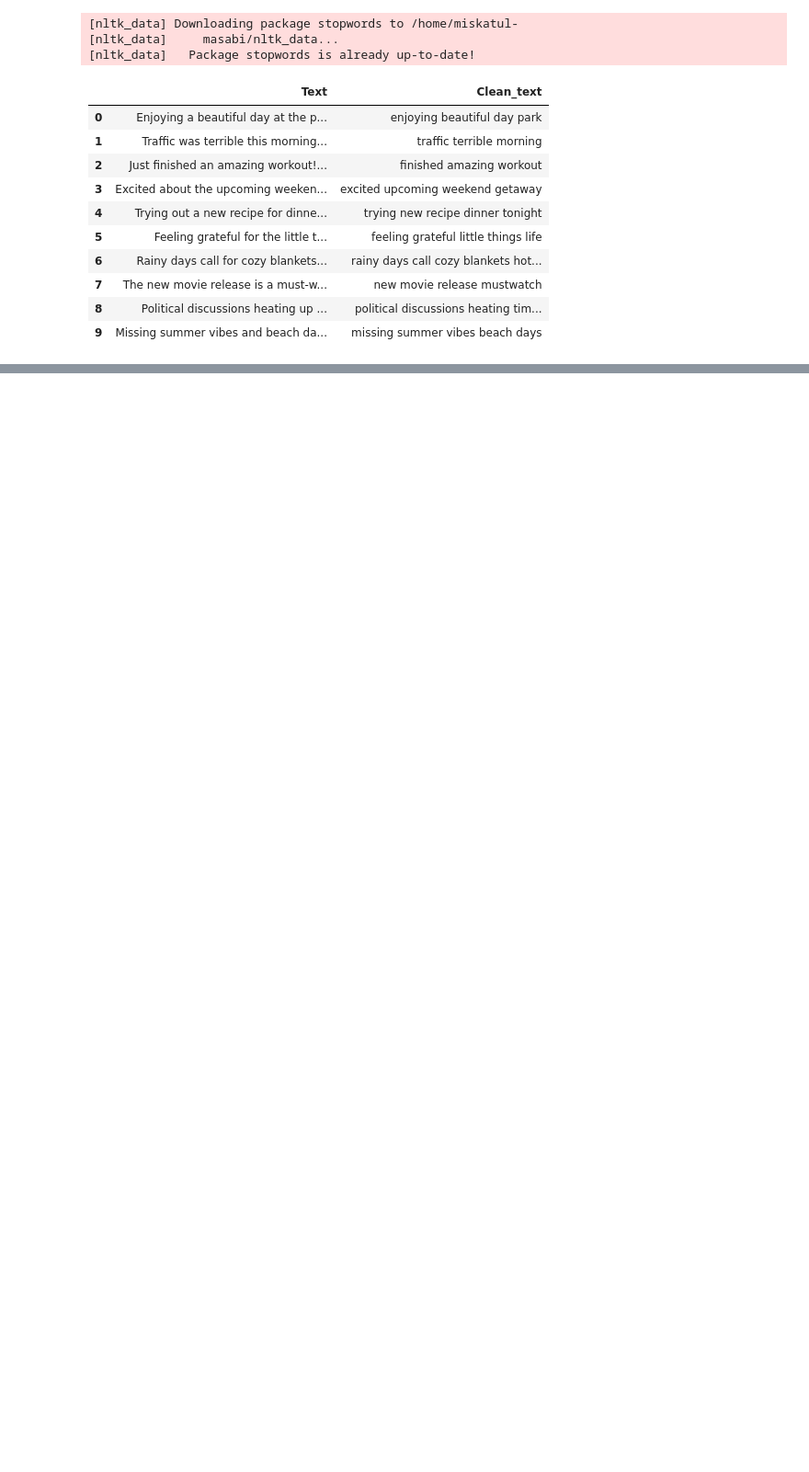
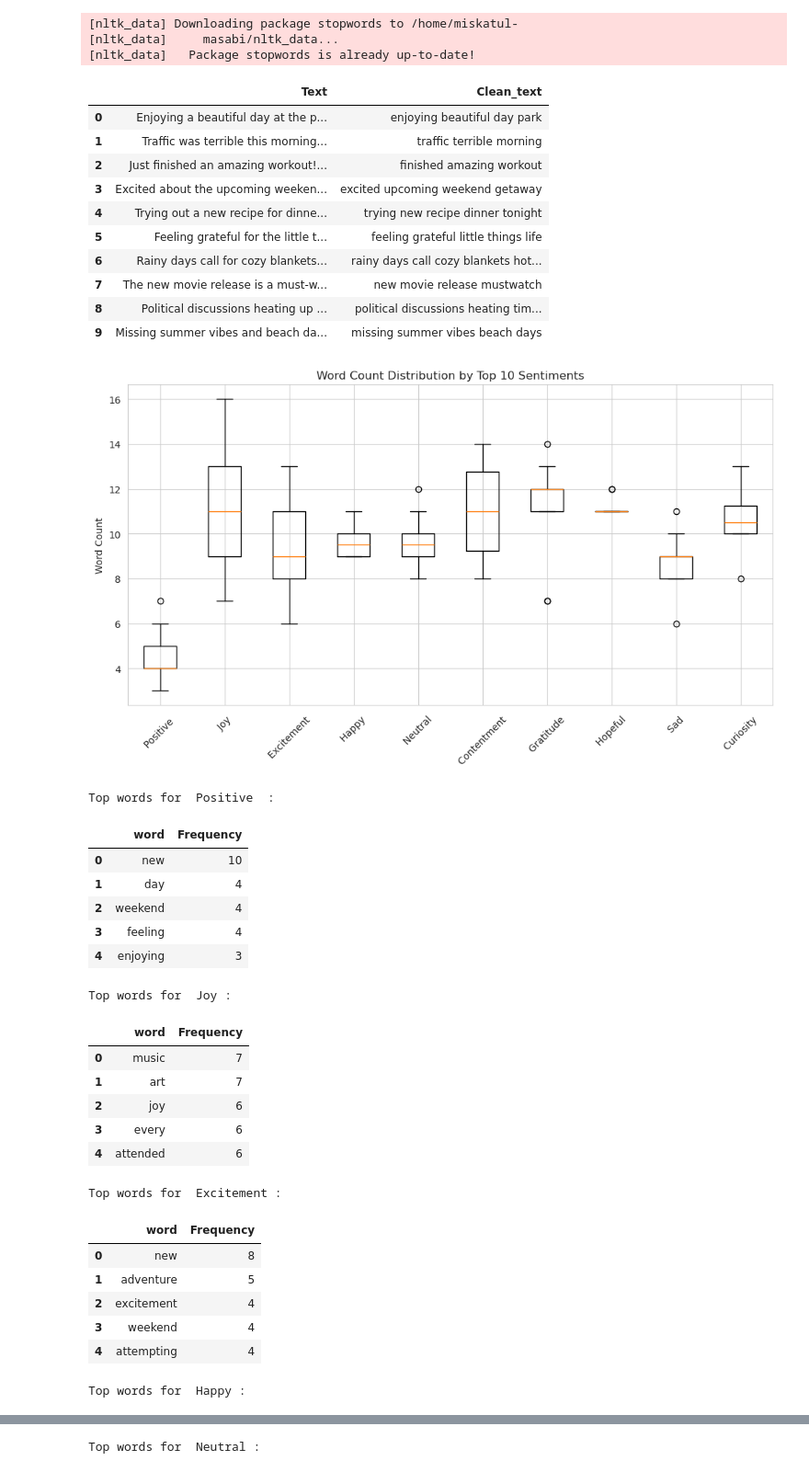
Before and after one commit to mmiskatul/Sentimant-Analysis, a Jupyter notebook: analysis-data.ipynb, the cells around one changed output, grey strips where cells are left out. Shown at 92% size. Cells and saved outputs as stored; diff of their text form; code cells hidden in the pictures; blank space fills up the shorter version.

Commit message:
analysis the text

```diff
--- a/analysis-data.ipynb
+++ b/analysis-data.ipynb
@@ -171,3 +171,73 @@ df[['Text','Clean_text']].head(10)
 | 7 | The new movie release is a must-w... | new movie release mustwatch |
 | 8 | Political discussions heating up ... | political discussions heating tim... |
 | 9 | Missing summer vibes and beach da... | missing summer vibes beach days |
+# %%
+top_sentiments = df['Sentiment'].value_counts().nlargest(10).index
+df_top = df[df['Sentiment'].isin(top_sentiments)].copy()
+
+# Add word count column
+df_top['word_count'] = df_top['Clean_text'].apply(lambda x: len(x.split()))
+
+# --- FIXED BOXPLOT (matplotlib version) ---
+plt.figure(figsize=(12, 6))
+
+# Prepare data for boxplot manually
+box_data = [df_top[df_top['Sentiment'] == s]['word_count'] for s in top_sentiments]
+
+plt.boxplot(box_data, labels=top_sentiments)
+plt.title("Word Count Distribution by Top 10 Sentiments")
+plt.xticks(rotation=45)
+plt.ylabel("Word Count")
+plt.show()
+
+# --- Most Common Words Per Sentiment (Top 10) ---
+def most_common_words(sentiment, n=5):
+    words = " ".join(df_top[df_top["Sentiment"] == sentiment]['Clean_text']).split()
+    common = Counter(words).most_common(n)
+    return pd.DataFrame(common, columns=['word', 'Frequency'])
+
+for s in top_sentiments:
+    print(f"\nTop words for {s}:")
+    display(most_common_words(s, n=5))
+
+# --- WordClouds for Each Sentiment ---
+for sentiment in top_sentiments:
+    text = " ".join(df_top[df_top['Sentiment'] == sentiment]['Clean_text'])
+
+    wc = WordCloud(
+        width=700,
+        height=400,
+        background_color='white',
+        colormap='plasma',
+        max_words=50
+    ).generate(text)
+
+    plt.figure(figsize=(10, 5))
+    plt.imshow(wc)
+    plt.axis('off')
+    plt.title(f"WordCloud - {sentiment}")
+    plt.show()
+# %% [output]
+[figure, added]
+Top words for  Positive  :
+|  | word | Frequency |
+| 0 | new | 10 |
+| 1 | day | 4 |
+| 2 | weekend | 4 |
+| 3 | feeling | 4 |
+| 4 | enjoying | 3 |
+Top words for  Joy :
+|  | word | Frequency |
+| 0 | music | 7 |
+| 1 | art | 7 |
+| 2 | joy | 6 |
+| 3 | every | 6 |
+| 4 | attended | 6 |
+Top words for  Excitement :
+|  | word | Frequency |
+| 0 | new | 8 |
+| 1 | adventure | 5 |
+| 2 | excitement | 4 |
+| 3 | weekend | 4 |
+| 4 | attempting | 4 |
+Top words for  Happy :
@@ -173,0 +250 @@ df[['Text','Clean_text']].head(10)
+Top words for  Neutral :
```
Also changed, not shown: parts of 1 cell of this notebook.
